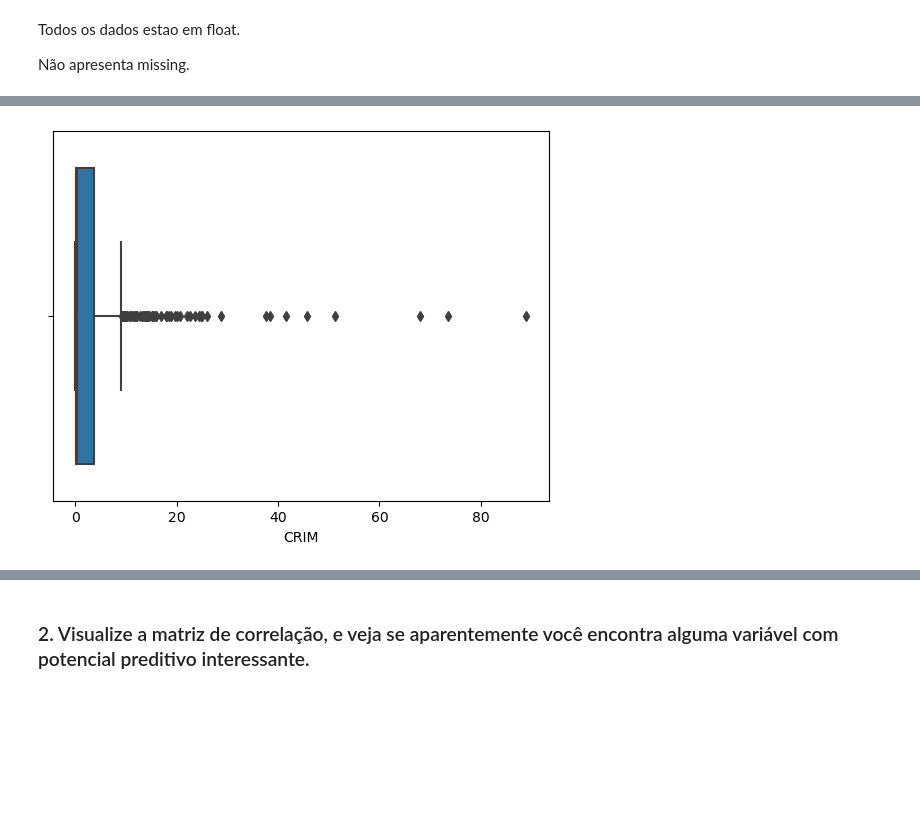
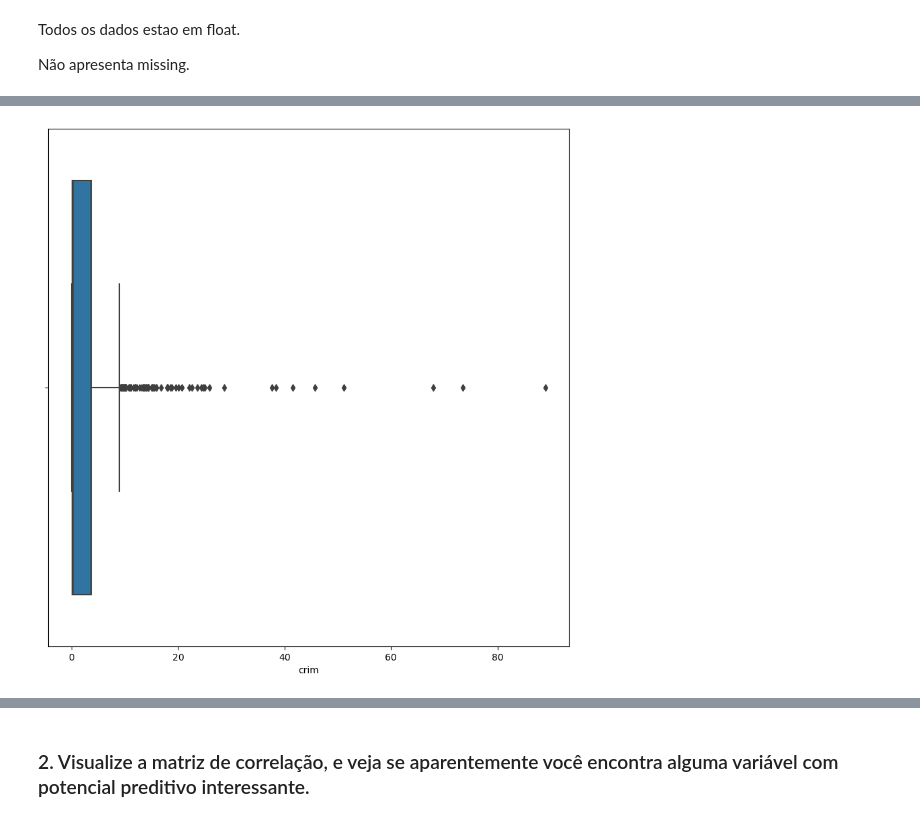
Before and after one commit to ReyDroy/Ebac_cientista_de_dados, a Jupyter notebook: MODULO 11/Mod11EX_1.ipynb, the cells around one changed output, grey strips where cells are left out. Drawn from its saved outputs; the diff is of its cells as text; code cells hidden in the pictures; blank space fills up the shorter version.

```diff
--- a/MODULO 11/Mod11EX_1.ipynb
+++ b/MODULO 11/Mod11EX_1.ipynb
@@ -35,6 +35,6 @@ from sklearn.model_selection import train_test_split
 from sklearn.metrics import mean_squared_error
 
 
-boston = datasets.load_boston()
-X = pd.DataFrame(boston.data, columns = boston.feature_names)
-y = pd.DataFrame(boston.target, columns = ['MEDV'])
+boston = pd.read_csv("https://raw.githubusercontent.com/selva86/datasets/master/BostonHousing.csv")
+X = boston.drop(columns=['medv']).copy()
+y = boston['medv']
@@ -123,7 +105,7 @@ X.describe()
 | 75% | 3.677083 | 12.500000 | 18.100000 | 0.000000 | 0.624000 | 6.623500 | 94.075000 | 5.188425 | 24.000000 | 666.000000 | 20.200000 | ... |
 | max | 88.976200 | 100.000000 | 27.740000 | 1.000000 | 0.871000 | 8.780000 | 100.000000 | 12.126500 | 24.000000 | 711.000000 | 22.000000 | ... |
 # %%
-sns.boxplot(data=X, x='CRIM');
+sns.boxplot(data=X, x='crim');
 # %% [output]
-[figure, old version]
+[figure, new version]
 # %%
```
Also changed, not shown: parts of 21 cells of this notebook, 1 other file.
